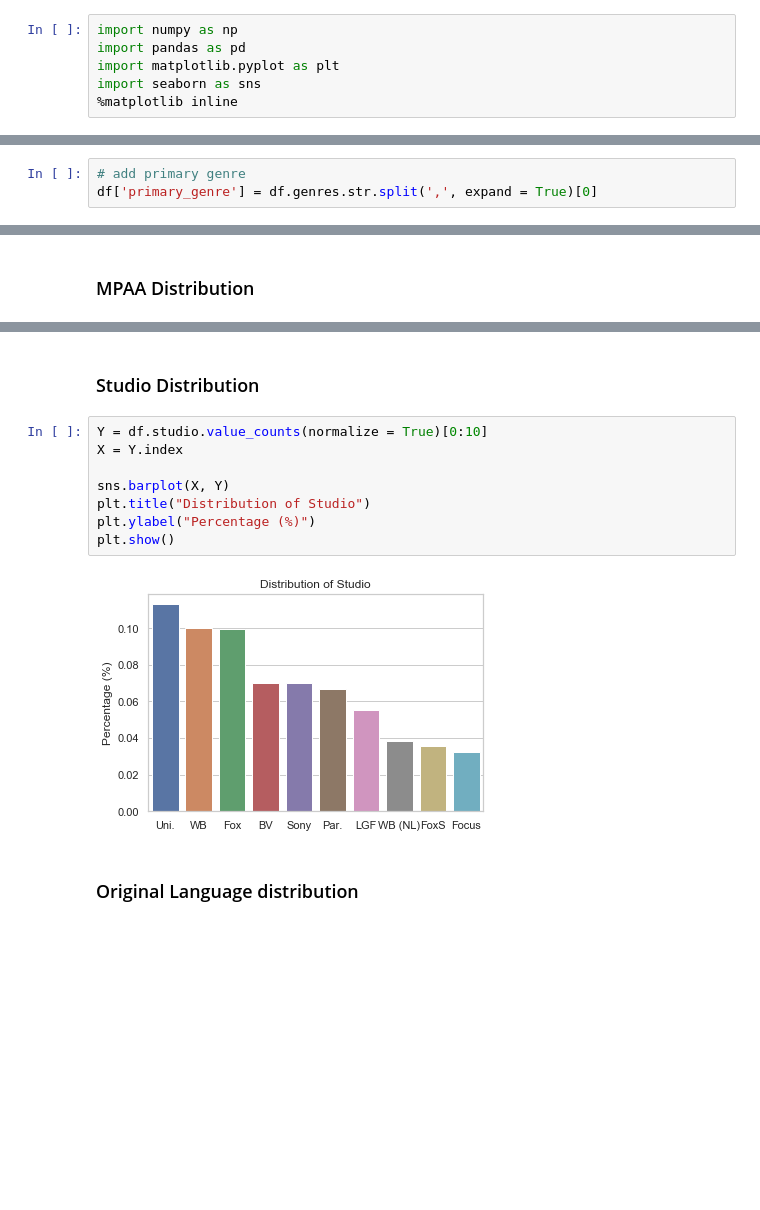
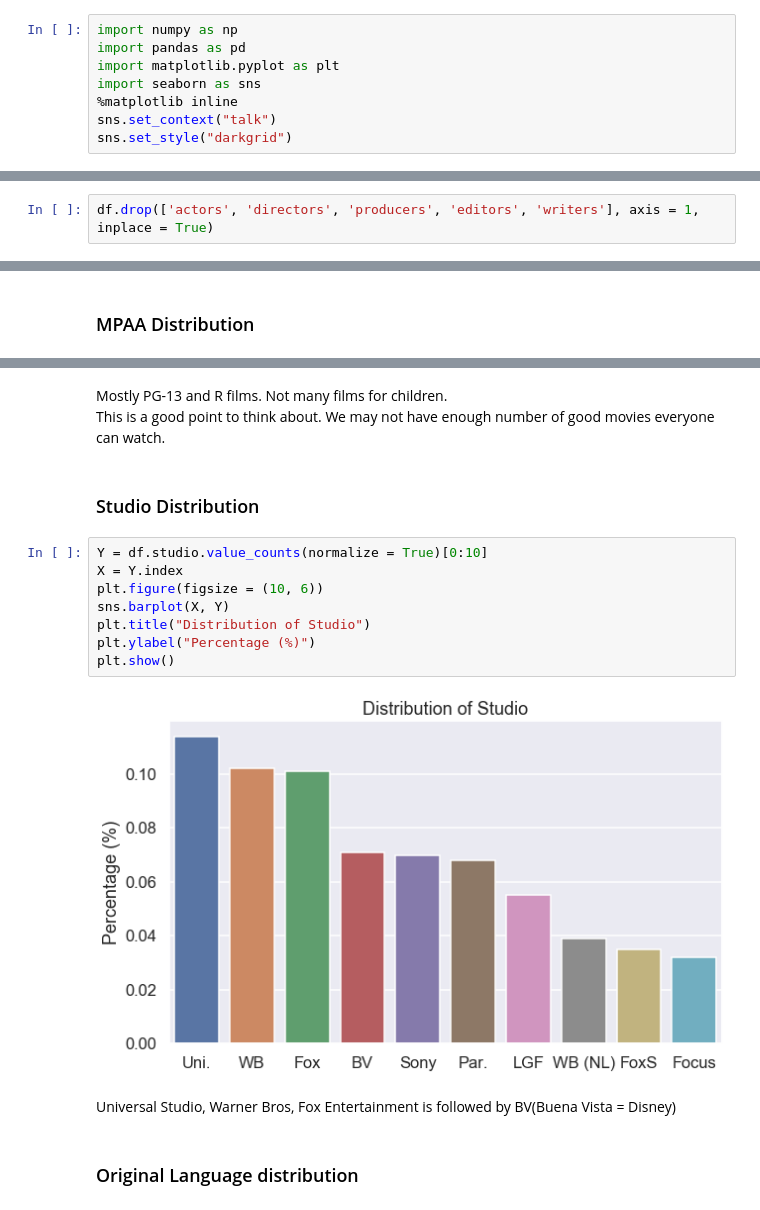
Before and after one commit to stereopickle/DS_movie_EDA, a Jupyter notebook: 010.Data_Analysis_Overview.ipynb, the cells around one changed output, grey strips where cells are left out. Drawn from its saved outputs; the diff is of its cells as text; blank space fills up the shorter version.

```diff
--- a/010.Data_Analysis_Overview.ipynb
+++ b/010.Data_Analysis_Overview.ipynb
@@ -9,3 +9,5 @@ import pandas as pd
 import matplotlib.pyplot as plt
 import seaborn as sns
 %matplotlib inline
+sns.set_context("talk")
+sns.set_style("darkgrid")
@@ -22,3 +25,0 @@ df.head(3)
-# %%
-# add primary genre
-df['primary_genre'] = df.genres.str.split(',', expand = True)[0]
@@ -36 +51,3 @@ Index(['popularity', 'vote_count', 'id_x', 'adult', 'original_language',
+# %%
+df.drop(['actors', 'directors', 'producers', 'editors', 'writers'], axis = 1, inplace = True)
 # %% [markdown]
@@ -92,15 +101,20 @@ plt.show()
+# %% [markdown]
+Mostly PG-13 and R films. Not many films for children.
+This is a good point to think about. We may not have enough number of good movies everyone can watch.
 # %% [markdown]
 ### Studio Distribution
 # %%
 Y = df.studio.value_counts(normalize = True)[0:10]
 X = Y.index
-
+plt.figure(figsize = (10, 6))
 sns.barplot(X, Y)
 plt.title("Distribution of Studio")
 plt.ylabel("Percentage (%)")
 plt.show()
 # %% [output]
-[figure, old version]
+[figure, new version]
+# %% [markdown]
+Universal Studio, Warner Bros, Fox Entertainment is followed by BV(Buena Vista = Disney)
 # %% [markdown]
 ### Original Language distribution
 # %%
```
Also changed, not shown: parts of 88 cells of this notebook.
